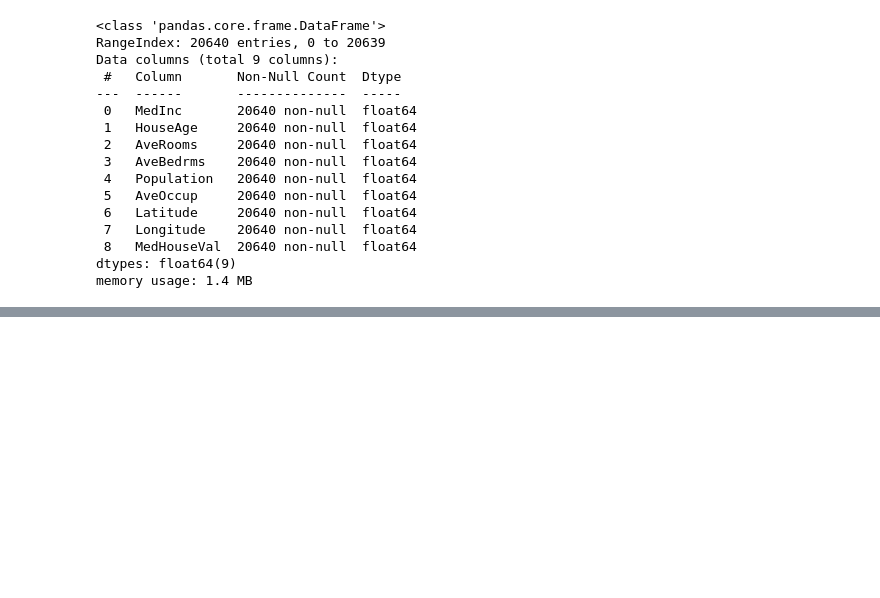
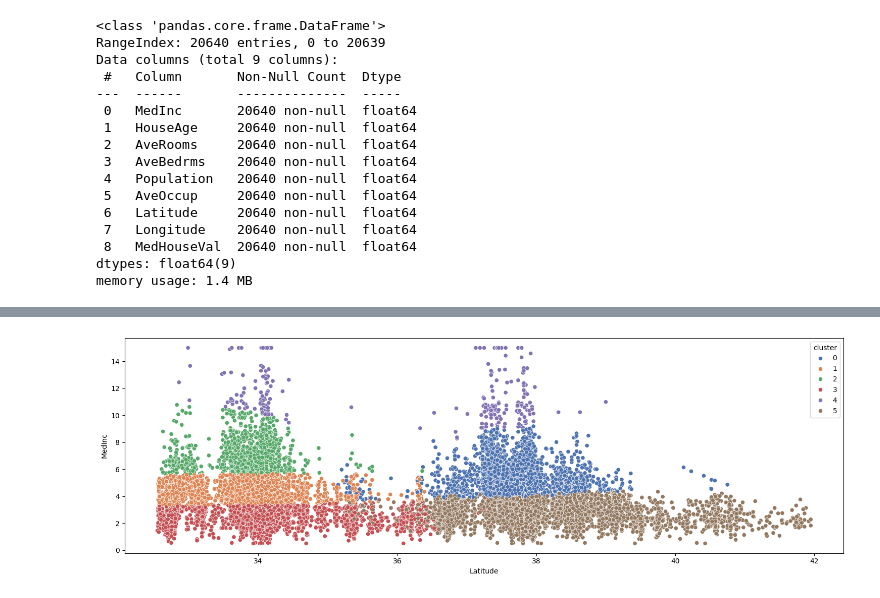
Before and after one commit to emilceinfante/No_Supervisado, a Jupyter notebook: src/explore.ipynb, the cells around one changed output, grey strips where cells are left out. Cells and saved outputs as stored; diff of their text form; code cells hidden in the pictures; blank space fills up the shorter version.

```diff
--- a/src/explore.ipynb
+++ b/src/explore.ipynb
@@ -33,0 +100,3 @@ memory usage: 1.4 MB
+# %%
+ideal_model = KMeans(n_clusters=6, n_init="auto", random_state=42)
+ideal_model.fit(x_train)
@@ -33,0 +111,6 @@ memory usage: 1.4 MB
+# %%
+y_train = list(ideal_model.labels_)
+x_train["cluster"] = y_train
+x_train.head()
+x_train.drop("cluste", axis=1, inplace=True)
+x_train.head()
@@ -33,0 +157,16 @@ memory usage: 1.4 MB
+# %%
+import matplotlib.pyplot as plt
+import seaborn as sns
+
+
+fig, ax = plt.subplots(figsize=(15, 5))
+
+
+sns.scatterplot(ax=ax, data=x_train, x="Latitude", y="MedInc", hue="cluster", palette="deep")
+
+plt.tight_layout()
+
+
+plt.show()
+# %% [output]
+[figure, added]
```
Also changed, not shown: parts of 15 cells of this notebook.
